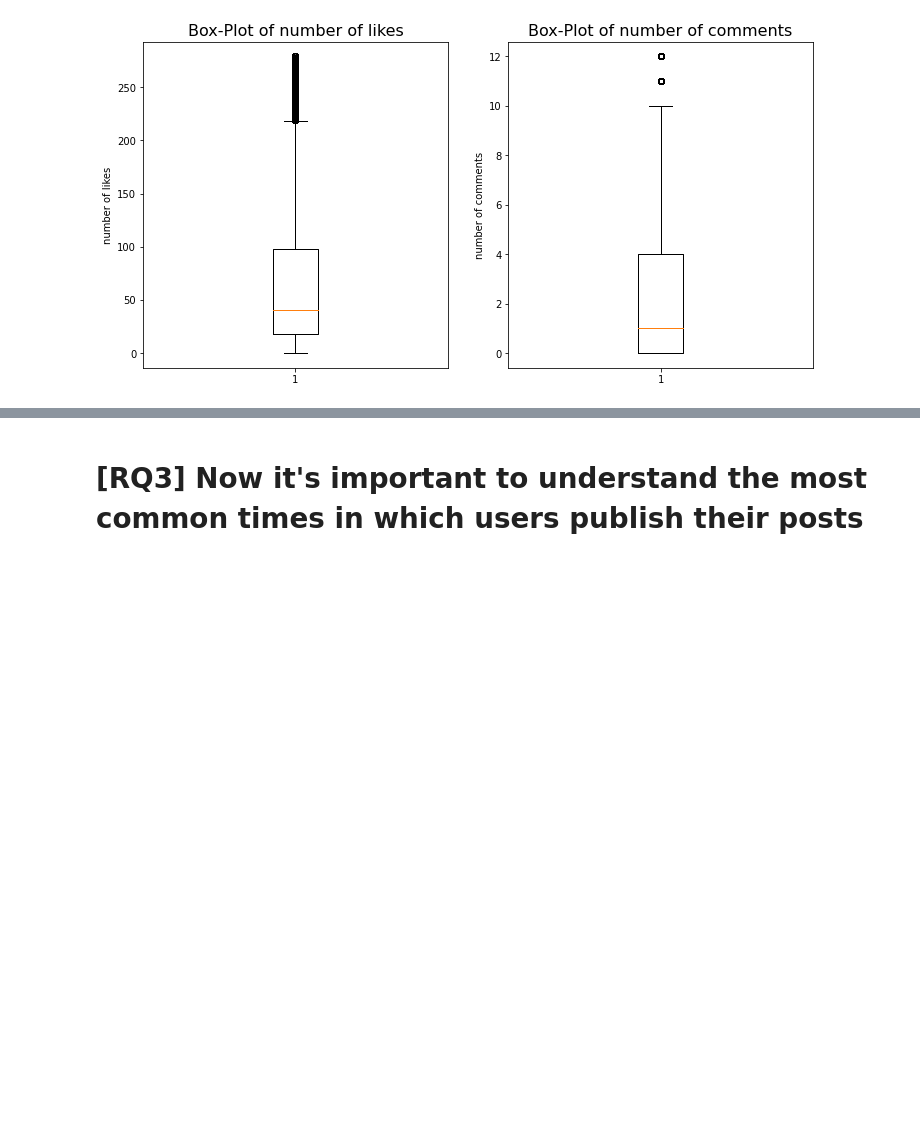
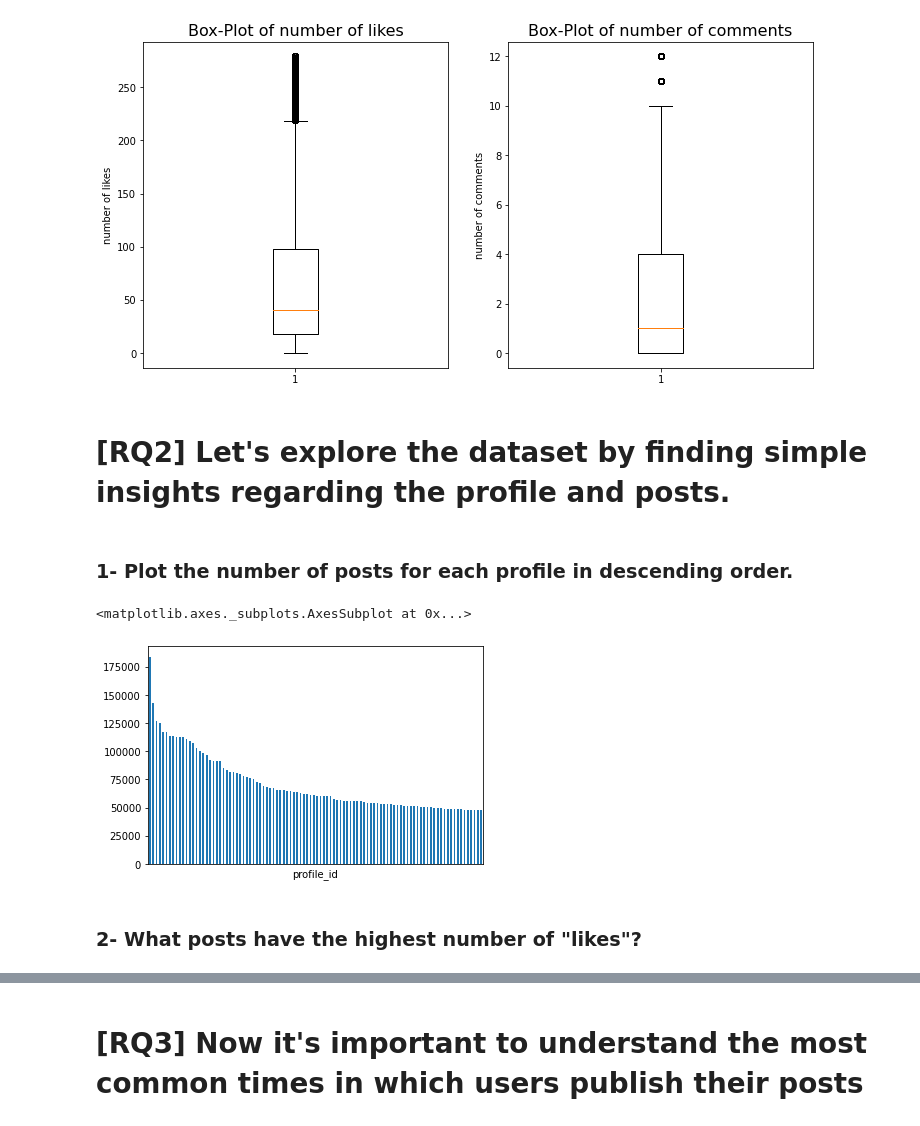
Before and after one commit to PaoloBarba/ADM_HW2, a Jupyter notebook: main.ipynb, the cells around one changed output, grey strips where cells are left out. Drawn from its saved outputs; the diff is of its cells as text; code cells hidden in the pictures; blank space fills up the shorter version.

```diff
--- a/main.ipynb
+++ b/main.ipynb
@@ -318,3 +318,15 @@ plt.title("Box-Plot of number of comments", size = 16)
 plt.show()
 # %% [output]
 [figure]
+# %% [markdown]
+# [RQ2] Let's explore the dataset by finding simple insights regarding the profile and posts.
+# %% [markdown]
+### 1- Plot the number of posts for each profile in descending order.
+# %%
+numpost=profiles.sort_values(by=['n_posts'], ascending=False)[:100]
+numpost.plot(x='profile_id', y='n_posts', kind='bar', xticks=[], legend=False)
+# %% [output]
+<matplotlib.axes._subplots.AxesSubplot at 0x...>
+[figure, added]
+# %% [markdown]
+### 2- What posts have the highest number of "likes"?
```
Also changed, not shown: parts of 52 cells of this notebook.
